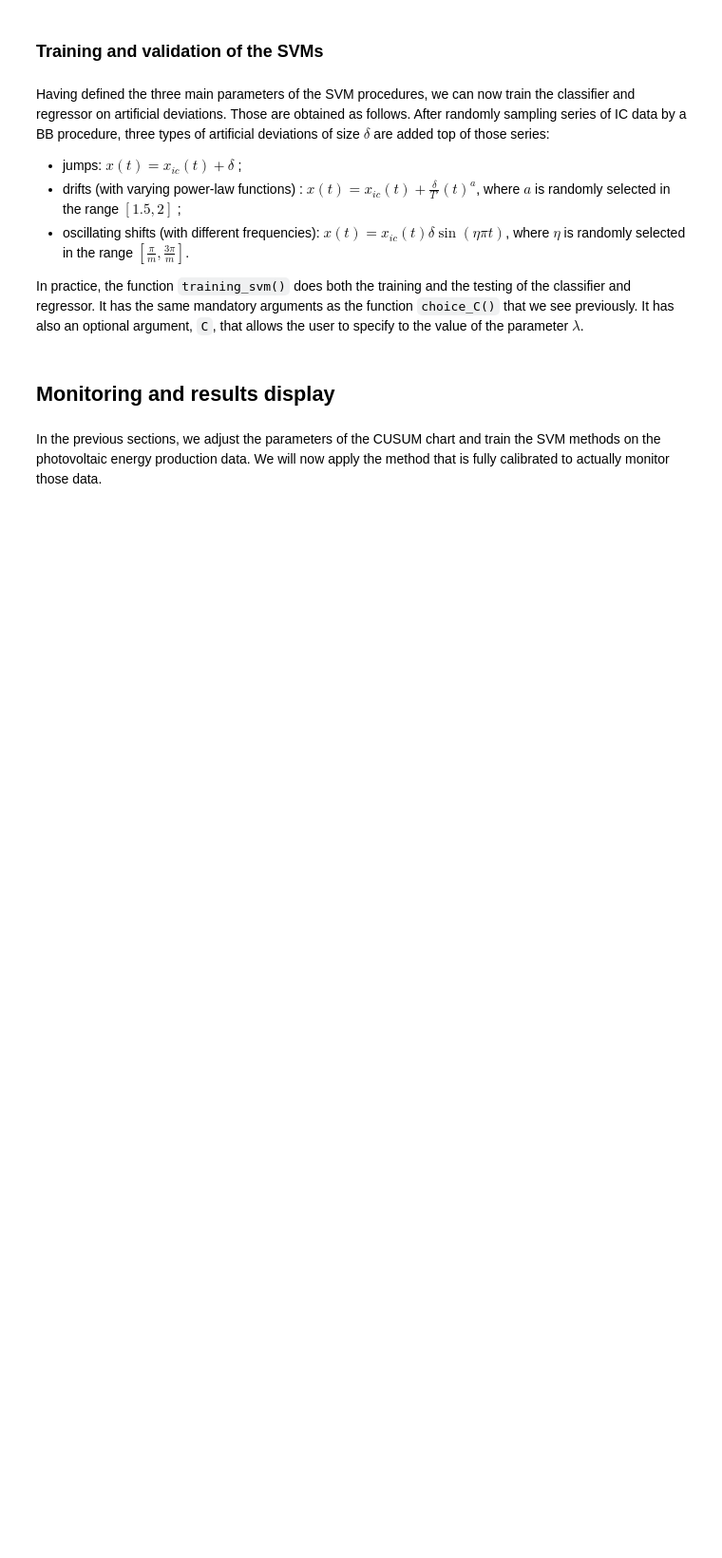
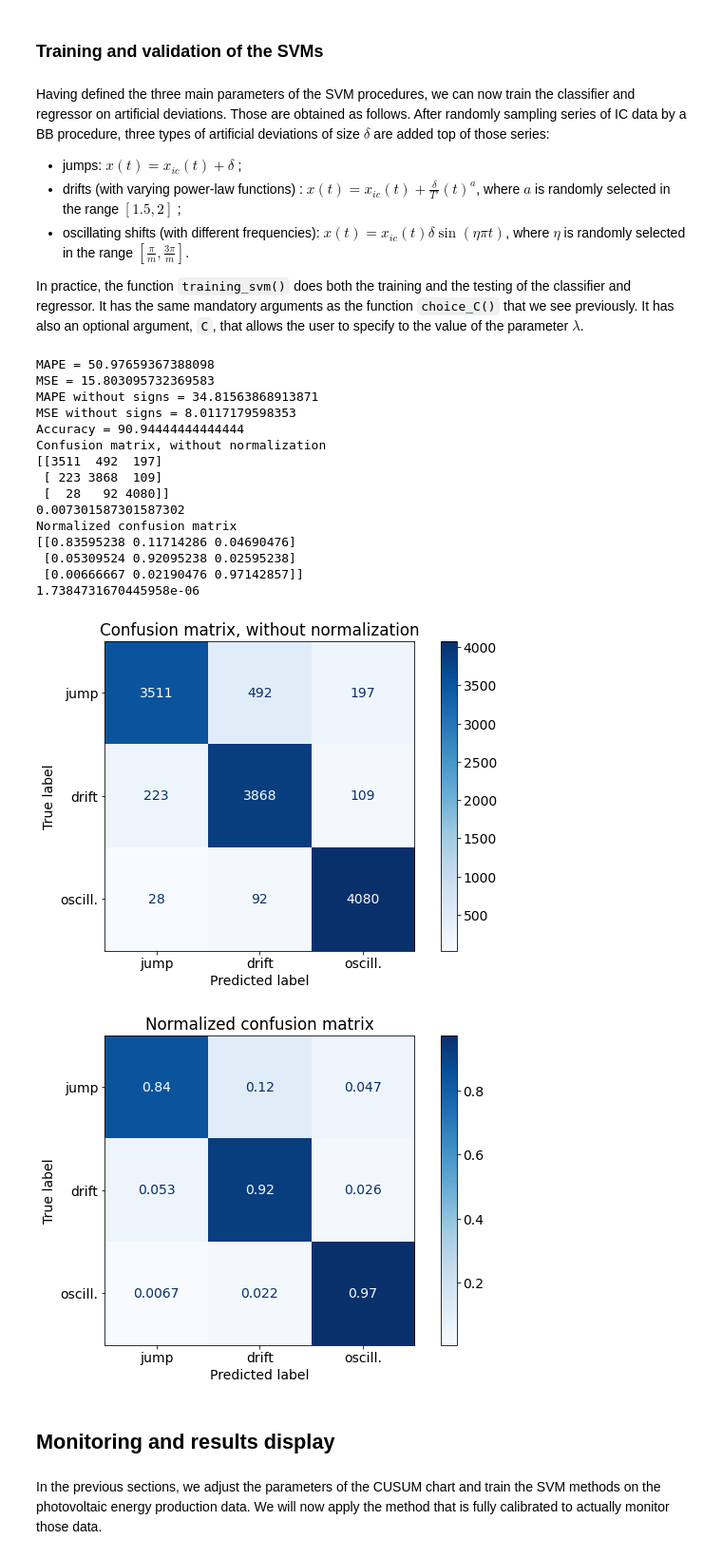
Before and after one commit to sophiano/cusvm, a Jupyter notebook: docs/elia.ipynb, the cells around one changed output. Shown: that part at 95% size. Cells and saved outputs as stored; diff of their text form; code cells hidden in the pictures; blank space fills up the shorter version.

```diff
--- a/docs/elia.ipynb
+++ b/docs/elia.ipynb
@@ -355,9 +399,27 @@ Those are obtained as follows. After randomly sampling series of IC data by a BB
 In practice, the function ``training_svm()`` does both the training and the testing of the classifier and regressor. It has the same mandatory arguments as the function ``choice_C()`` that we see previously. It has also an optional argument,  ``C``, that allows the user to specify to the value of the parameter $\lambda$.
 # %%
 #train the classifier and regressor with selected C
-C = 4
+C = 6
 reg, clf = svm.training_svm(dataIC_stn, control_limit, delta_target,
                 wdw_length, scale, delay=wdw_length*2, C=C, block_length=bb_length)
+# %% [output]
+MAPE = 50.97659367388098
+MSE = 15.803095732369583
+MAPE without signs = 34.81563868913871
+MSE without signs = 8.0117179598353
+Accuracy = 90.94444444444444
+Confusion matrix, without normalization
+[[3511  492  197]
+ [ 223 3868  109]
+ [  28   92 4080]]
+0.007301587301587302
+Normalized confusion matrix
+[[0.83595238 0.11714286 0.04690476]
+ [0.05309524 0.92095238 0.02595238]
+ [0.00666667 0.02190476 0.97142857]]
+1.7384731670445958e-06
+[figure, added]
+[figure, added]
 # %%
 ### save models
 # filename = 'svr_elia_daily.sav'
```
Also changed, not shown: parts of 9 cells of this notebook, 1 other file.
